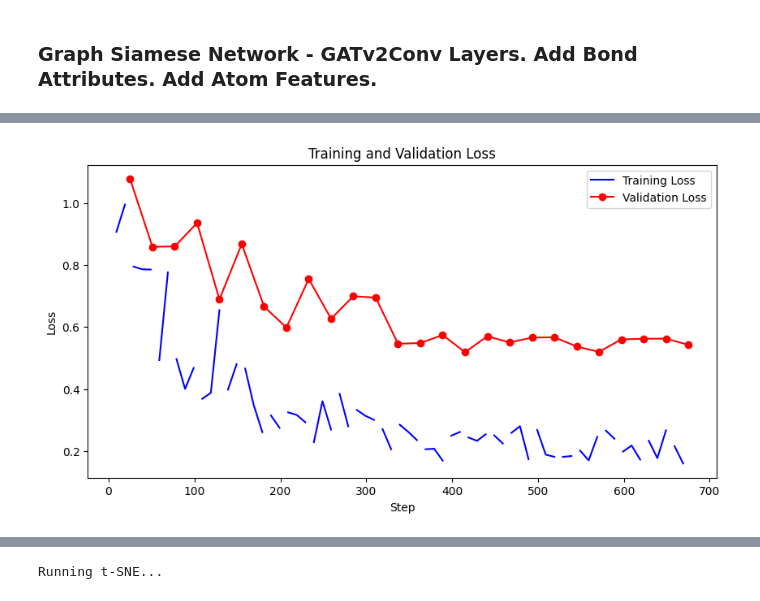
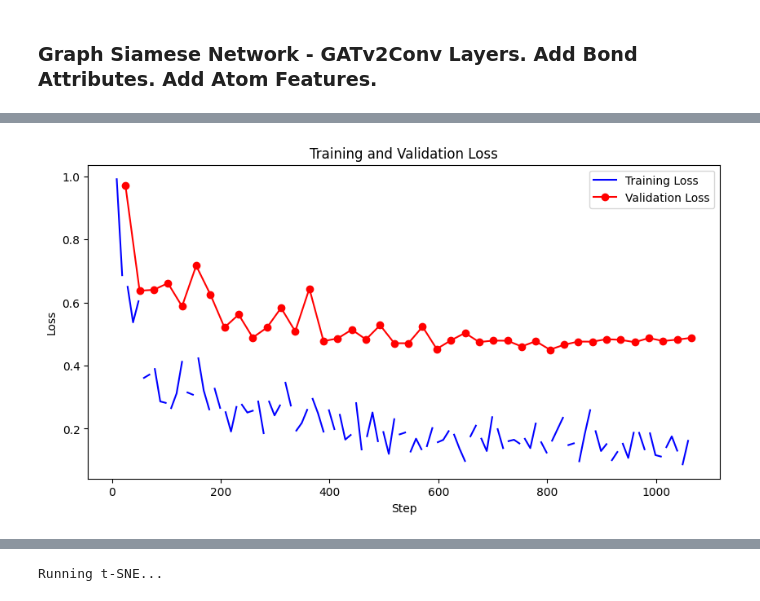
Before and after one commit to Djtrainer/cancer_research, a Jupyter notebook: notebooks/mdm2_breaker_model_eda.ipynb, the cells around one changed output, grey strips where cells are left out. Saved outputs shown, nothing was run; the diff lists cells and outputs as text; code cells hidden in the pictures.

```diff
--- a/notebooks/mdm2_breaker_model_eda.ipynb
+++ b/notebooks/mdm2_breaker_model_eda.ipynb
@@ -294,6 +306,6 @@ Total FLOPs: 0
 [interactive output not drawn]
 [interactive output not drawn]
 # %%
-plot_loss("lightning_logs/version_27/metrics.csv")
+plot_loss("lightning_logs/version_31/metrics.csv")
 # %% [output]
-[figure, old version]
+[figure, new version]
```
Also changed, not shown: parts of 13 cells of this notebook, 6 other files.
